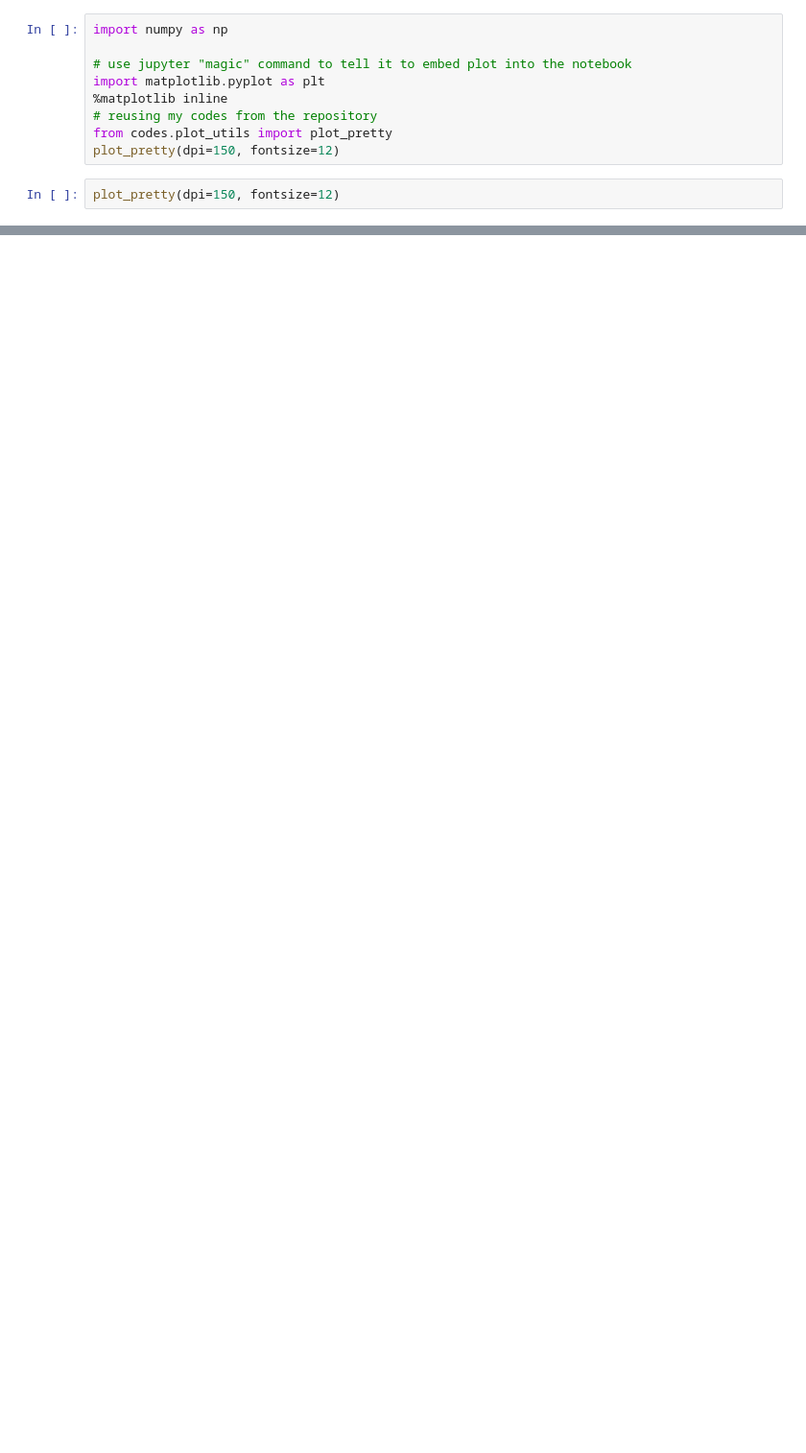
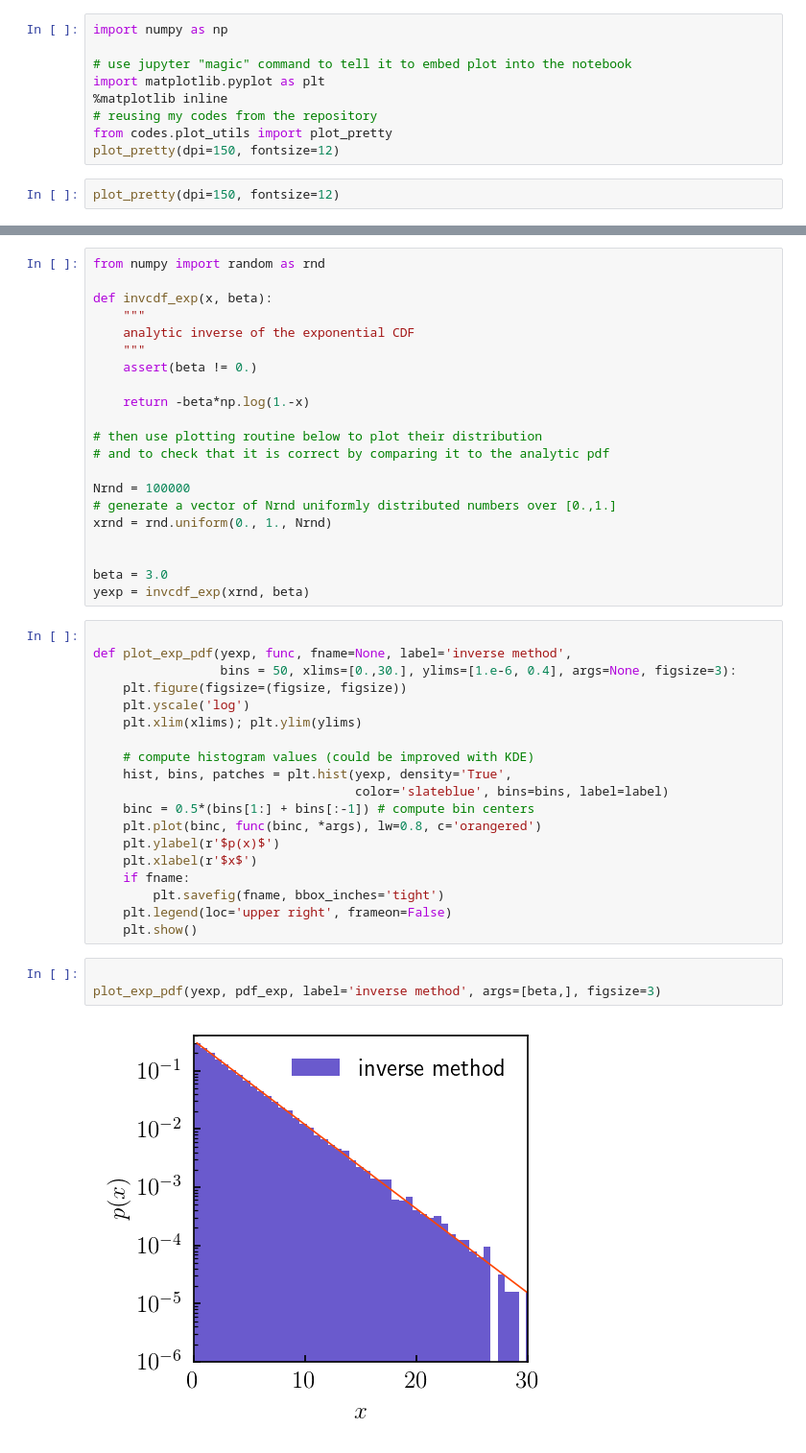
Before and after one commit to a-kravtsov/a211w20, a Jupyter notebook: 06c_distribution_sampling.ipynb, the cells around one changed output, grey strips where cells are left out. Shown at 96% size. Drawn from its saved outputs; the diff is of its cells as text; blank space fills up the shorter version.

```diff
--- a/06c_distribution_sampling.ipynb
+++ b/06c_distribution_sampling.ipynb
@@ -121,0 +108,45 @@ such averages can be more accurate than the straightforward average over $p(x)$.
+# %%
+from numpy import random as rnd
+
+def invcdf_exp(x, beta):
+    """
+    analytic inverse of the exponential CDF
+    """
+    assert(beta != 0.)
+
+    return -beta*np.log(1.-x)
+
+# then use plotting routine below to plot their distribution
+# and to check that it is correct by comparing it to the analytic pdf
+
+Nrnd = 100000
+# generate a vector of Nrnd uniformly distributed numbers over [0.,1.]
+xrnd = rnd.uniform(0., 1., Nrnd)
+
+
+beta = 3.0
+yexp = invcdf_exp(xrnd, beta)
+# %%
+
+def plot_exp_pdf(yexp, func, fname=None, label='inverse method',
+                 bins = 50, xlims=[0.,30.], ylims=[1.e-6, 0.4], args=None, figsize=3):
+    plt.figure(figsize=(figsize, figsize))
+    plt.yscale('log')
+    plt.xlim(xlims); plt.ylim(ylims)
+
+    # compute histogram values (could be improved with KDE)
+    hist, bins, patches = plt.hist(yexp, density='True',
+                                   color='slateblue', bins=bins, label=label)
+    binc = 0.5*(bins[1:] + bins[:-1]) # compute bin centers
+    plt.plot(binc, func(binc, *args), lw=0.8, c='orangered')
+    plt.ylabel(r'$p(x)$')
+    plt.xlabel(r'$x$')
+    if fname:
+        plt.savefig(fname, bbox_inches='tight')
+    plt.legend(loc='upper right', frameon=False)
+    plt.show()
+# %%
+
+plot_exp_pdf(yexp, pdf_exp, label='inverse method', args=[beta,], figsize=3)
+# %% [output]
+[figure, added]
```
Also changed, not shown: parts of 47 cells of this notebook, 3 other files.
